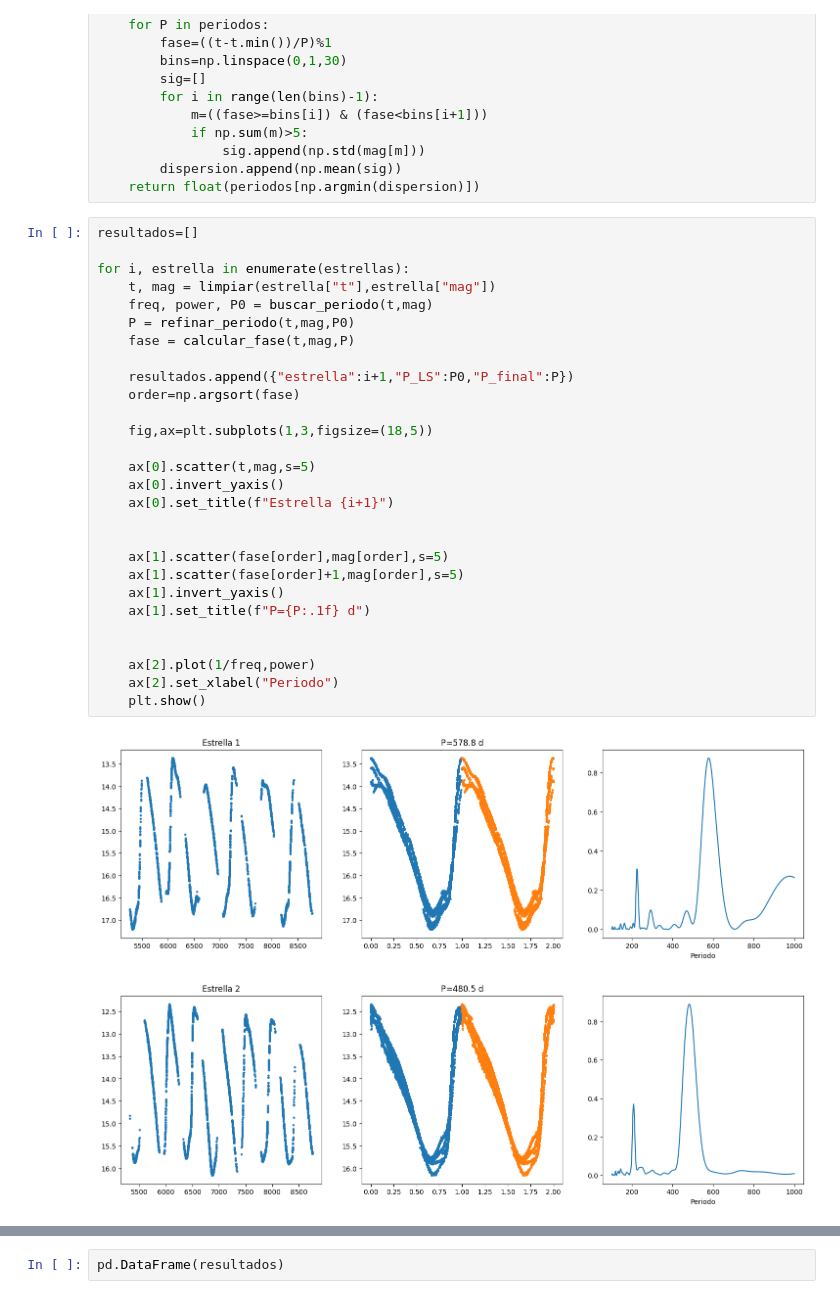
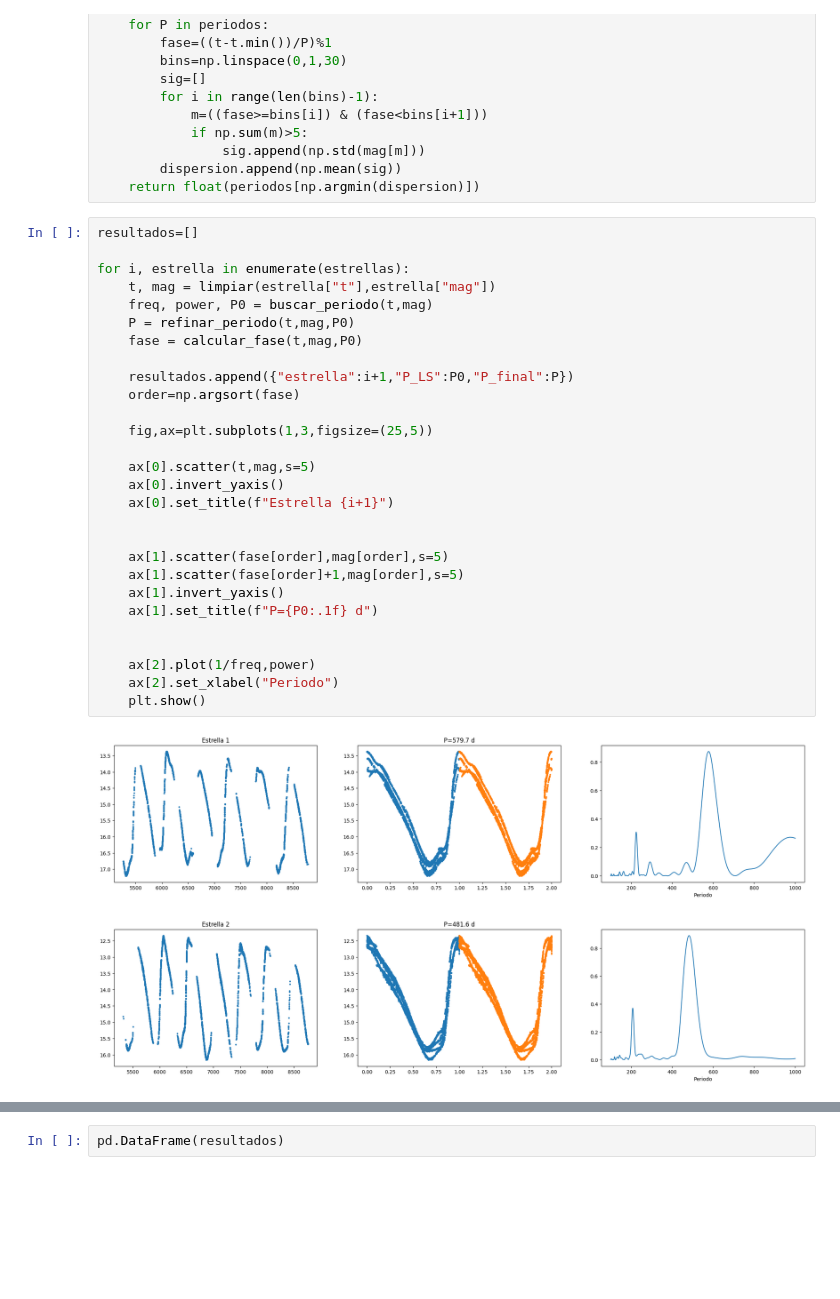
Before and after one commit to Brunelleschk1/Personal-projects, a Jupyter notebook: Proyectos de Astronomía/Laboratorio 8/Nose.ipynb, the cells around one changed output, grey strips where cells are left out. Saved outputs shown, nothing was run; the diff lists cells and outputs as text; blank space fills up the shorter version.

```diff
--- a/Proyectos de Astronomía/Laboratorio 8/Nose.ipynb
+++ b/Proyectos de Astronomía/Laboratorio 8/Nose.ipynb
@@ -69,31 +69,31 @@ def refinar_periodo(t,mag,P0,frac=0.1,N=300):
 # %%
 resultados=[]
 
 for i, estrella in enumerate(estrellas):
     t, mag = limpiar(estrella["t"],estrella["mag"])
     freq, power, P0 = buscar_periodo(t,mag)
     P = refinar_periodo(t,mag,P0)
-    fase = calcular_fase(t,mag,P)
+    fase = calcular_fase(t,mag,P0)
 
     resultados.append({"estrella":i+1,"P_LS":P0,"P_final":P})
     order=np.argsort(fase)
 
-    fig,ax=plt.subplots(1,3,figsize=(18,5))
+    fig,ax=plt.subplots(1,3,figsize=(25,5))
 
     ax[0].scatter(t,mag,s=5)
     ax[0].invert_yaxis()
     ax[0].set_title(f"Estrella {i+1}")
 
 
     ax[1].scatter(fase[order],mag[order],s=5)
     ax[1].scatter(fase[order]+1,mag[order],s=5)
     ax[1].invert_yaxis()
-    ax[1].set_title(f"P={P:.1f} d")
+    ax[1].set_title(f"P={P0:.1f} d")
 
 
     ax[2].plot(1/freq,power)
     ax[2].set_xlabel("Periodo")
     plt.show()
 # %% [output]
-[figure, old version]
+[figure, new version]
-[figure, old version]
+[figure, new version]
```
Also changed, not shown: parts of 10 cells of this notebook, 35 other files.
